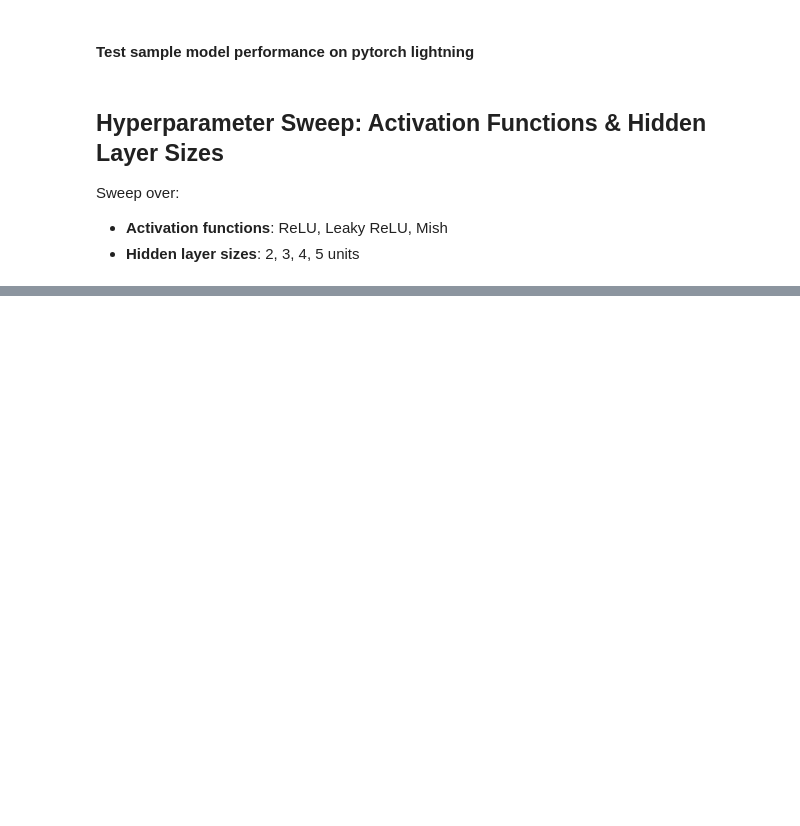
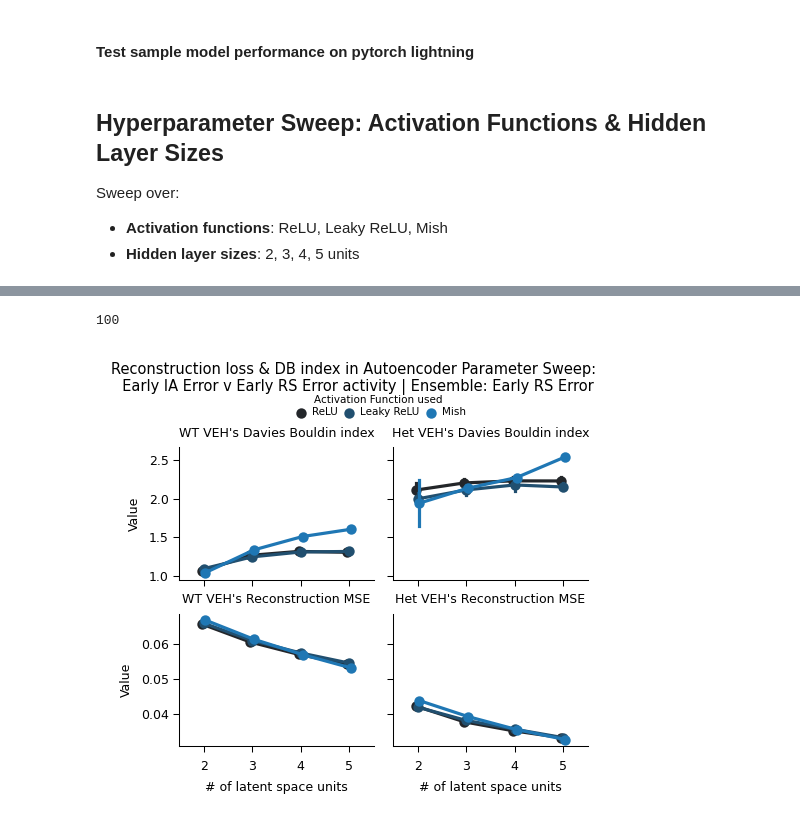
Before and after one commit to cjohnsoncruz/lightning_autoencoder, a Jupyter notebook: autoencoder_train_cloud_v3_paramsweep_only.ipynb, the cells around one changed output, grey strips where cells are left out. Saved outputs shown, nothing was run; the diff lists cells and outputs as text; code cells hidden in the pictures; blank space fills up the shorter version.

```diff
--- a/autoencoder_train_cloud_v3_paramsweep_only.ipynb
+++ b/autoencoder_train_cloud_v3_paramsweep_only.ipynb
@@ -541,19 +527,19 @@ ACTIVATION_MAP = {
 
 class FlexibleAutoEncoder(nn.Module):
     """Autoencoder with configurable activation function and hidden layer size."""
-    def __init__(self, layer_1_input=50, bottleneck_input=9, bottleneck_size=2,
+    def __init__(self, layer_1_input=50, bottleneck_input=9, latent_space_size=2,
                  dropout=0, activation='mish'):
         super().__init__()
-        activation_fn = ACTIVATION_MAP.get(activation, nn.Mish)
+        activation_fn = ACTIVATION_MAP.get(activation, nn.Mish) #if not specified, return use mish
 
         self.encoder = nn.Sequential(
             nn.Linear(layer_1_input, bottleneck_input),
             activation_fn(),
             nn.Dropout(dropout),
-            nn.Linear(bottleneck_input, bottleneck_size)
+            nn.Linear(bottleneck_input, latent_space_size)
         )
         self.decoder = nn.Sequential(
-            nn.Linear(bottleneck_size, bottleneck_input),
+            nn.Linear(latent_space_size, bottleneck_input),
             activation_fn(),
             nn.Linear(bottleneck_input, layer_1_input)
         )
@@ -566,14 +552,14 @@ class FlexibleAutoEncoder(nn.Module):
 
 class LitFlexibleAutoEncoder(L.LightningModule):
     """Lightning wrapper for FlexibleAutoEncoder with configurable hyperparameters."""
-    def __init__(self, layer_1_input=50, bottleneck_input=9, bottleneck_size=2,
+    def __init__(self, layer_1_input=50, bottleneck_input=9, latent_space_size=2,
                  dropout=0, activation='mish', lr=0.0125, weight_decay=1e-2):
         super().__init__()
         self.save_hyperparameters()
         self.model = FlexibleAutoEncoder(
             layer_1_input=layer_1_input,
             bottleneck_input=bottleneck_input,
-            bottleneck_size=bottleneck_size,
+            latent_space_size=latent_space_size,
             dropout=dropout,
             activation=activation
         )
@@ -603,10 +589,10 @@ sweep_config = {'activations': ['relu', 'leaky_relu', 'mish'],
 
 # Fixed parameters for the sweep
 comparison = 'Early_IA_Error_v_Early_RS_Error'
-ensemble = 'Early_IA_Correct'
+ensemble = 'Early_RS_Error'
 n_frames_to_draw = 500
 n_epochs = 50
-n_bootstrap = 1000  # number of bootstrap iterations per hyperparameter combo
+n_bootstrap = 100  # number of bootstrap iterations per hyperparameter combo
 BATCH_SIZE = 500
 
 # Prepare data for the sweep (using first genotype as test case)
@@ -769,8 +834,9 @@ def load_latest_sweep_results(search_dirs=None, verbose=True):
 # %%
 load_sweep_df = True
+geno_list = ["WT VEH", "Het VEH"]
 if load_sweep_df:
     # Detect and load the most recent sweep results
-    sweep_results_df, loaded_file = load_latest_sweep_results()
+    sweep_results_df, loaded_folder = load_latest_sweep_from_gcs()
     if sweep_results_df is not None:
         print(f"\nLoaded {len(sweep_results_df)} rows from sweep results")
         print(f"Columns: {list(sweep_results_df.columns)}")
@@ -782,7 +848,7 @@ else:
     sweep_results_df = run_sweep_bootstrap(
         class_matrix_store=class_matrix_store,
         ensemble=ensemble,
-        geno=geno,
+        geno_list=geno_list,
         comparison=comparison,
         activations=sweep_config['activations'],
         hidden_sizes=sweep_config['hidden_sizes'],
@@ -793,7 +859,7 @@ else:
     )
 
     # Save results to colab + GCS
-    sweep_filename = f"sweep_results_{comparison}_{ensemble}_{geno.replace(' ','_')}.parquet"
+    sweep_filename = f"sweep_results_{comparison}_{ensemble}_{"_".join(geno_list)}.parquet"
     sweep_results_df.to_parquet(f"/content/{sweep_filename}")
     save_to_gcs(f"/content/{sweep_filename}", f"/content/NN_param_sweep_{date_tag}/{sweep_filename}")
 
@@ -856,0 +892,28 @@ Best configuration: activation=mish, hidden_size=5
+# %%
+sweep_results_df.bootstrap_iter.nunique()
+# %% [output]
+100
+# %%
+# Faceted pointplot: one panel per genotype
+# fig,ax = plt.subplots(figsize=(8,6))
+melt_sweep_df = sweep_results_df.melt(id_vars=['geno', 'activation', 'hidden_size'],
+                                        value_vars=['db_index', 'final_loss'],
+                                        var_name='metric', value_name='value')
+melt_sweep_df['metric'] = melt_sweep_df['metric'].map({'db_index': 'Davies Bouldin index', 'final_loss': 'Reconstruction MSE'})
+g = sns.FacetGrid(melt_sweep_df, col='geno',row = 'metric', height=1.5, aspect=1.1, sharey='row')
+g.map_dataframe(sns.pointplot, x='hidden_size', y='value', hue='activation', dodge=True, errorbar='se')
+g.set_titles("{col_name}'s {row_name}")
+g.set_axis_labels("# of latent space units", "Value")
+# Make room at top for suptitle AND legend
+g.figure.subplots_adjust(top=0.8)
+handles, labels = g.axes.flat[0].get_legend_handles_labels()
+label_rename = {'relu': 'ReLU', 'leaky_relu': 'Leaky ReLU', 'mish': 'Mish'}
+new_labels = [label_rename.get(label, label) for label in labels]
+# Add legend at top center, between suptitle and plots
+g.figure.legend(handles, new_labels, loc='upper center', bbox_to_anchor=(0.55, 0.93),ncol=len(new_labels),title="Activation Function used", frameon=False)
+g.figure.suptitle(f"Reconstruction loss & DB index in Autoencoder Parameter Sweep:\n  {comparison.replace("_", " ")} activity | Ensemble: {ensemble.replace("_", " ")}",
+                  y = 0.99,
+                  fontsize=7)
+plt.savefig(f"sweep_results_{comparison}_{ensemble}.png", dpi=150, bbox_inches='tight')
+# %% [output]
+[figure, added]
```
Also changed, not shown: parts of 22 cells of this notebook, 6 other files.
